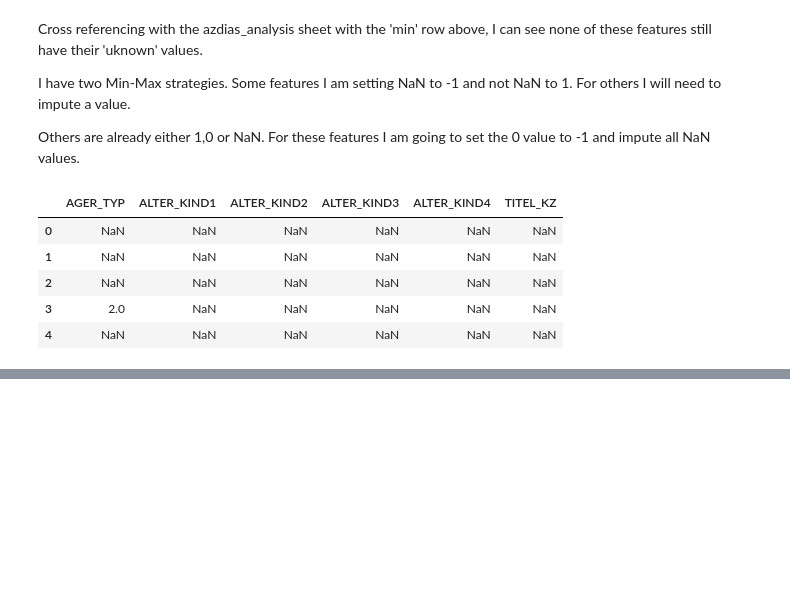
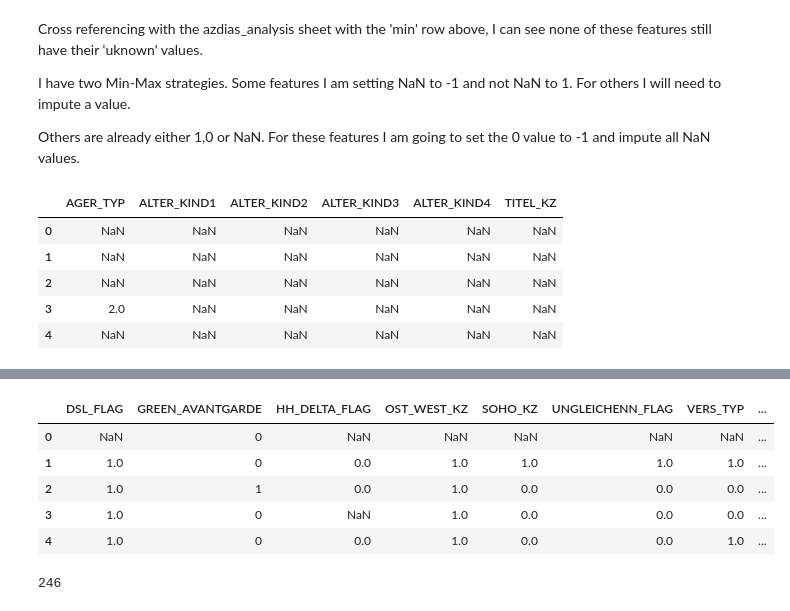
Before and after one commit to OliverFarren/arvato-udacity-customersegmentation, a Jupyter notebook: 0_dataset_eda_and_etl.ipynb, the cells around one changed output, grey strips where cells are left out. Cells and saved outputs as stored; diff of their text form; code cells hidden in the pictures; blank space fills up the shorter version.

```diff
--- a/0_dataset_eda_and_etl.ipynb
+++ b/0_dataset_eda_and_etl.ipynb
@@ -1554,0 +1617,40 @@ azdias_clean[cols_mm_to_nan].head(5)
+# %%
+def standardise_binary_features(df,*,cols_bin=None,min_value=0,max_value=1,vp=None):
+
+    if vp == None:
+        vp = VerbosityPrinter(NONE)
+
+    vp.low('Running standardise_binary_features...')
+
+    min_max = namedtuple('min_max','min, max')
+
+    fe_min_max = {
+        'DSL_FLAG': min_max(0,1),
+        'GREEN_AVANTGARDE': min_max(0,1),
+        'HH_DELTA_FLAG': min_max(0,1),
+        'OST_WEST_KZ': min_max('0','W'),
+        'SOHO_KZ': min_max(0,1),
+        'UNGLEICHENN_FLAG': min_max(0,1),
+        'VERS_TYP':min_max(1,2),
+        'ANREDE_KZ': min_max(1,2)
+    }
+
+    if cols_bin == None:
+        cols_bin = Pickler.load('cols_bin')
+
+    for col in cols_bin:
+        if col in df.columns and col in fe_min_max:
+            vp.debug(f'binarizing: {col}')
+            min = fe_min_max[col].min
+            max = fe_min_max[col].max
+            df[col] = df[col].map({min:min_value,max:max_value})
+        else:
+            if col not in fe_min_max:
+                vp.none(f'WARNING: {col} not a recognised binary feature and was ignored')
+            if col not in df.columns:
+                vp.low(f'WARNING: {col} not in df and was ignored)
+
+    vp.low('Finished running standardise_binary_features.')
+    return(df)
+# %%
+azdias_clean = standardise_binary_features(azdias_clean,vp=vp_debug)
@@ -1554,0 +1668,17 @@ azdias_clean[cols_mm_to_nan].head(5)
+# %%
+azdias_clean[cols_bin].head(5)
+# %% [output]
+|  | DSL_FLAG | GREEN_AVANTGARDE | HH_DELTA_FLAG | OST_WEST_KZ | SOHO_KZ | UNGLEICHENN_FLAG | VERS_TYP | ... |
+| 0 | NaN | 0 | NaN | NaN | NaN | NaN | NaN | ... |
+| 1 | 1.0 | 0 | 0.0 | 1.0 | 1.0 | 1.0 | 1.0 | ... |
+| 2 | 1.0 | 1 | 0.0 | 1.0 | 0.0 | 0.0 | 0.0 | ... |
+| 3 | 1.0 | 0 | NaN | 1.0 | 0.0 | 0.0 | 0.0 | ... |
+| 4 | 1.0 | 0 | 0.0 | 1.0 | 0.0 | 0.0 | 1.0 | ... |
+# %%
+cols_null = azdias_clean.columns[azdias_clean.isnull().any()]
+null_counts = azdias_clean[cols_null].isnull().sum()
+null_counts = (null_counts*100/len(azdias_clean.index))
+null_counts = np.floor(null_counts)
+len(null_counts)
+# %% [output]
+246
```
Also changed, not shown: parts of 23 cells of this notebook, 2 other files.
